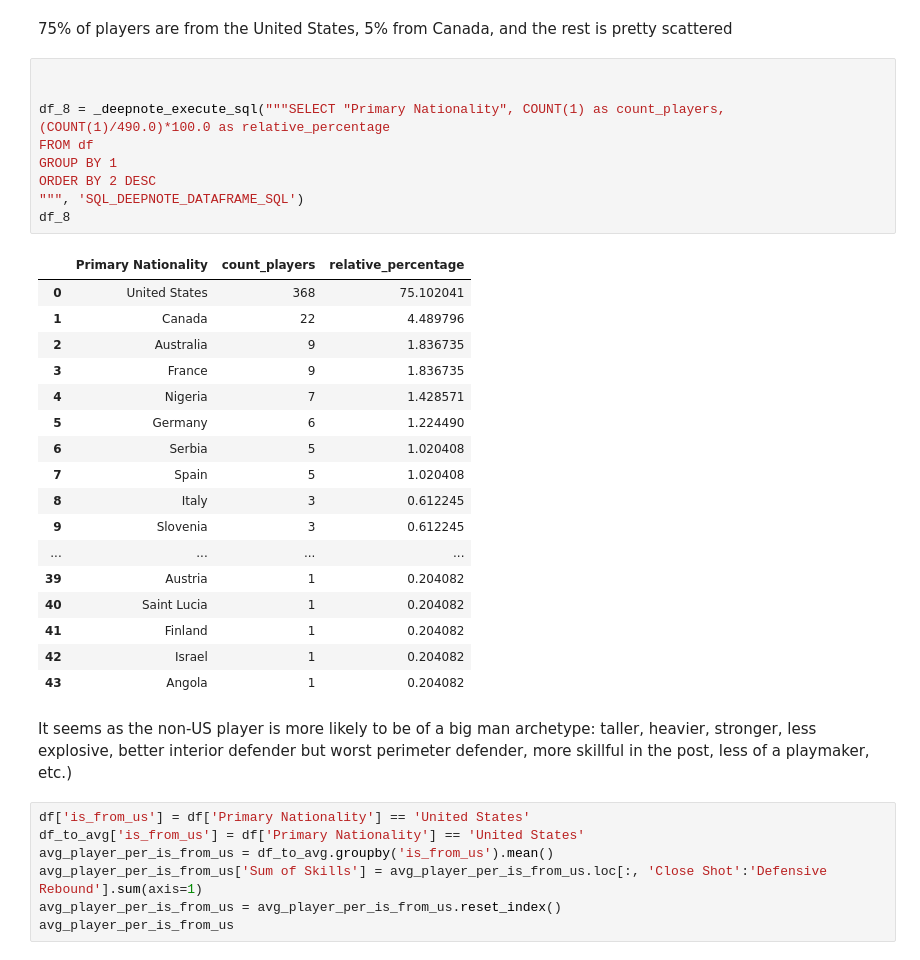
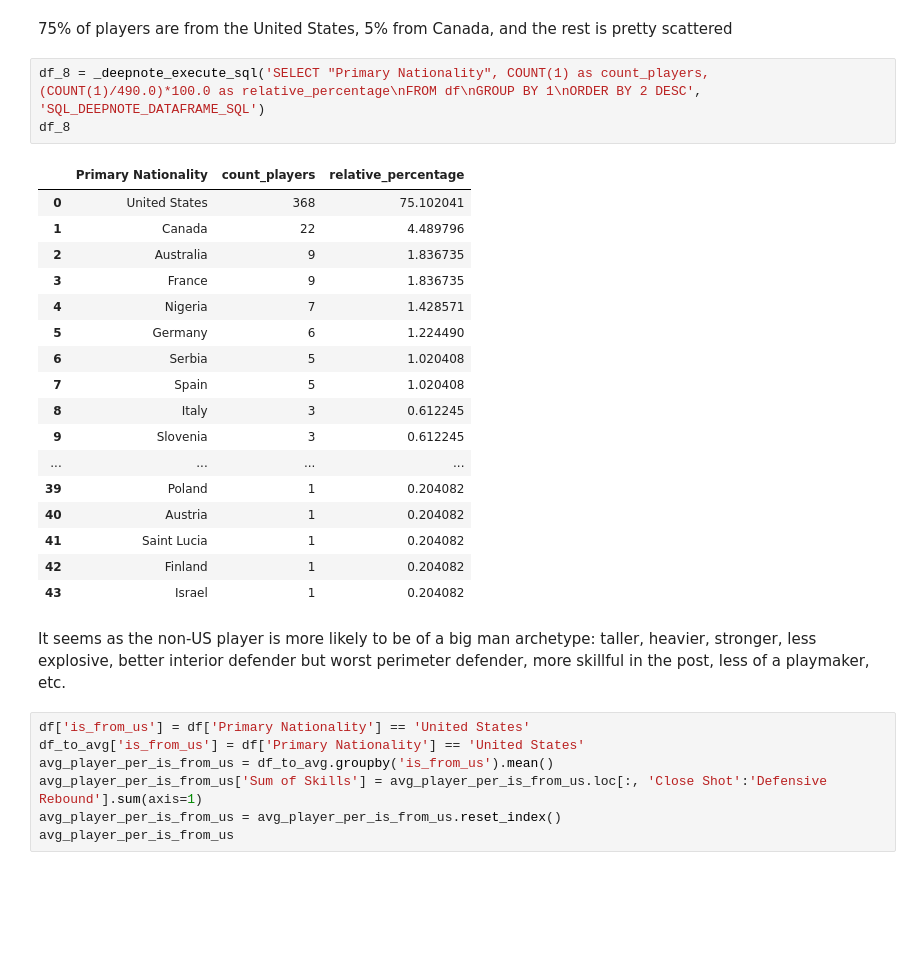
Before and after one commit to gilha/nba-2k23-etl-and-data-analysis, a Jupyter notebook: nba2k23_exploratory_data_analysis.ipynb, the cells around one changed output. Drawn from its saved outputs; the diff is of its cells as text; blank space fills up the shorter version.

```diff
--- a/nba2k23_exploratory_data_analysis.ipynb
+++ b/nba2k23_exploratory_data_analysis.ipynb
@@ -253,34 +216,28 @@ df['Primary Nationality'] = df['Nationality'].str[0]
 # %% [markdown]
 75% of players are from the United States, 5% from Canada, and the rest is pretty scattered
 # %%
-
-
-df_8 = _deepnote_execute_sql("""SELECT "Primary Nationality", COUNT(1) as count_players, (COUNT(1)/490.0)*100.0 as relative_percentage
-FROM df
-GROUP BY 1
-ORDER BY 2 DESC
-""", 'SQL_DEEPNOTE_DATAFRAME_SQL')
+df_8 = _deepnote_execute_sql('SELECT "Primary Nationality", COUNT(1) as count_players, (COUNT(1)/490.0)*100.0 as relative_percentage\nFROM df\nGROUP BY 1\nORDER BY 2 DESC', 'SQL_DEEPNOTE_DATAFRAME_SQL')
 df_8
 # %% [output]
 |  | Primary Nationality | count_players | relative_percentage |
 | 0 | United States | 368 | 75.102041 |
 | 1 | Canada | 22 | 4.489796 |
 | 2 | Australia | 9 | 1.836735 |
 | 3 | France | 9 | 1.836735 |
 | 4 | Nigeria | 7 | 1.428571 |
 | 5 | Germany | 6 | 1.224490 |
 | 6 | Serbia | 5 | 1.020408 |
 | 7 | Spain | 5 | 1.020408 |
 | 8 | Italy | 3 | 0.612245 |
 | 9 | Slovenia | 3 | 0.612245 |
 | ... | ... | ... | ... |
-| 39 | Austria | 1 | 0.204082 |
-| 40 | Saint Lucia | 1 | 0.204082 |
-| 41 | Finland | 1 | 0.204082 |
-| 42 | Israel | 1 | 0.204082 |
-| 43 | Angola | 1 | 0.204082 |
+| 39 | Poland | 1 | 0.204082 |
+| 40 | Austria | 1 | 0.204082 |
+| 41 | Saint Lucia | 1 | 0.204082 |
+| 42 | Finland | 1 | 0.204082 |
+| 43 | Israel | 1 | 0.204082 |
 # %% [markdown]
-It seems as the non-US player is more likely to be of a big man archetype: taller, heavier, stronger, less explosive, better interior defender but worst perimeter defender, more skillful in the post, less of a playmaker, etc.)
+It seems as the non-US player is more likely to be of a big man archetype: taller, heavier, stronger, less explosive, better interior defender but worst perimeter defender, more skillful in the post, less of a playmaker, etc.
 # %%
 df['is_from_us'] = df['Primary Nationality'] == 'United States'
 df_to_avg['is_from_us'] = df['Primary Nationality'] == 'United States'
```
Also changed, not shown: parts of 52 cells of this notebook.
